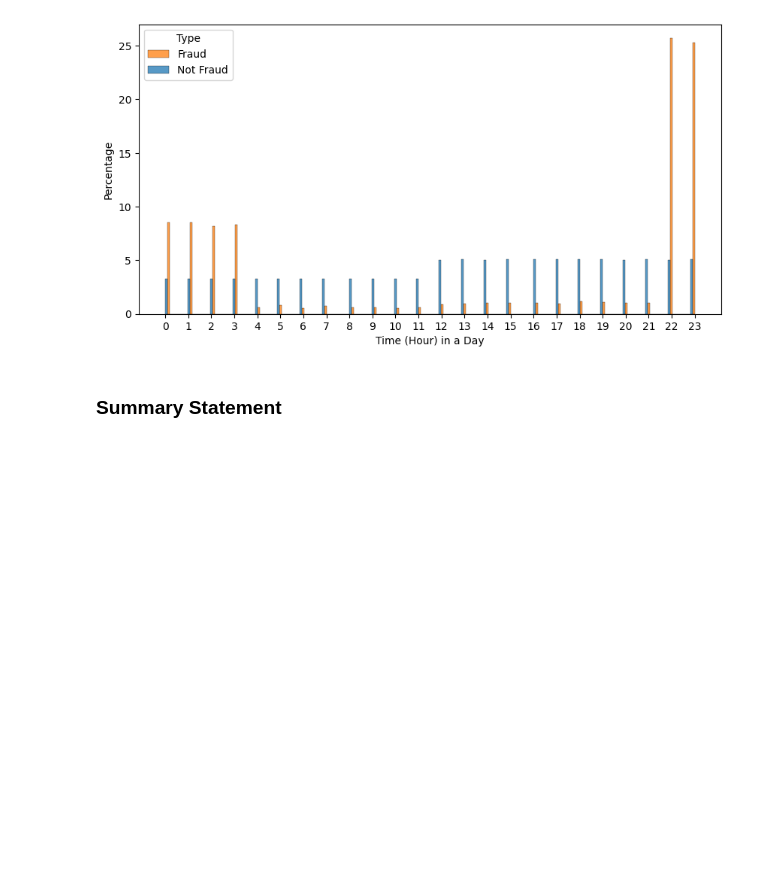
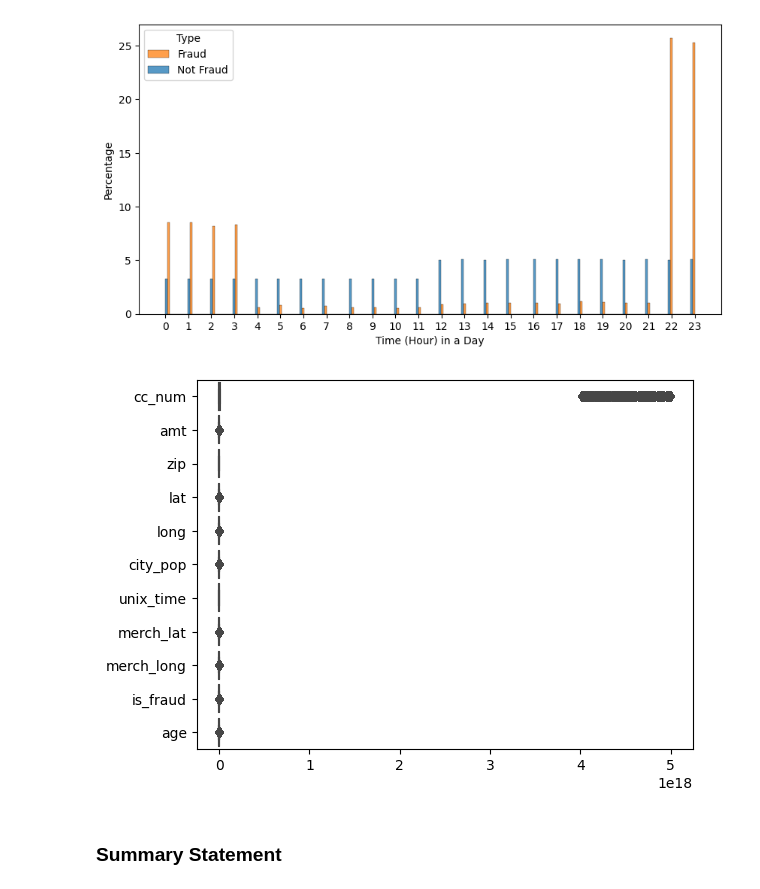
Before and after one commit to Anas436/Credit-Card-Fraud-Detection-Machine-Learning, a Jupyter notebook: src/docs/Data_Wrangling/Data_cleaning.ipynb, the cells around one changed output. Cells and saved outputs as stored; diff of their text form; code cells hidden in the pictures; blank space fills up the shorter version.

```diff
--- a/src/docs/Data_Wrangling/Data_cleaning.ipynb
+++ b/src/docs/Data_Wrangling/Data_cleaning.ipynb
@@ -493,6 +495,11 @@ plt.legend(title='Type', labels=['Fraud', 'Not Fraud'])
 # %% [output]
 <matplotlib.legend.Legend at 0x...>
 [figure]
+# %%
+sns.boxplot( data = data, orient="h")
+plt.show()
+# %% [output]
+[figure, added]
 # %% [markdown]
 ### **Summary Statement**
 # %% [markdown]
```
Also changed, not shown: parts of 3 cells of this notebook.
